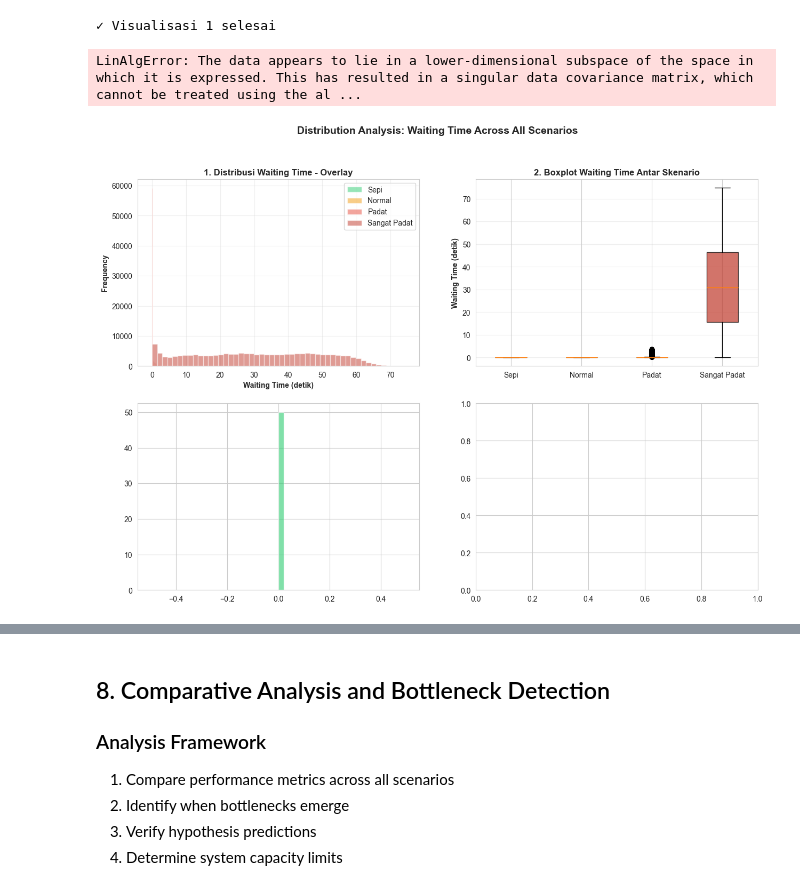
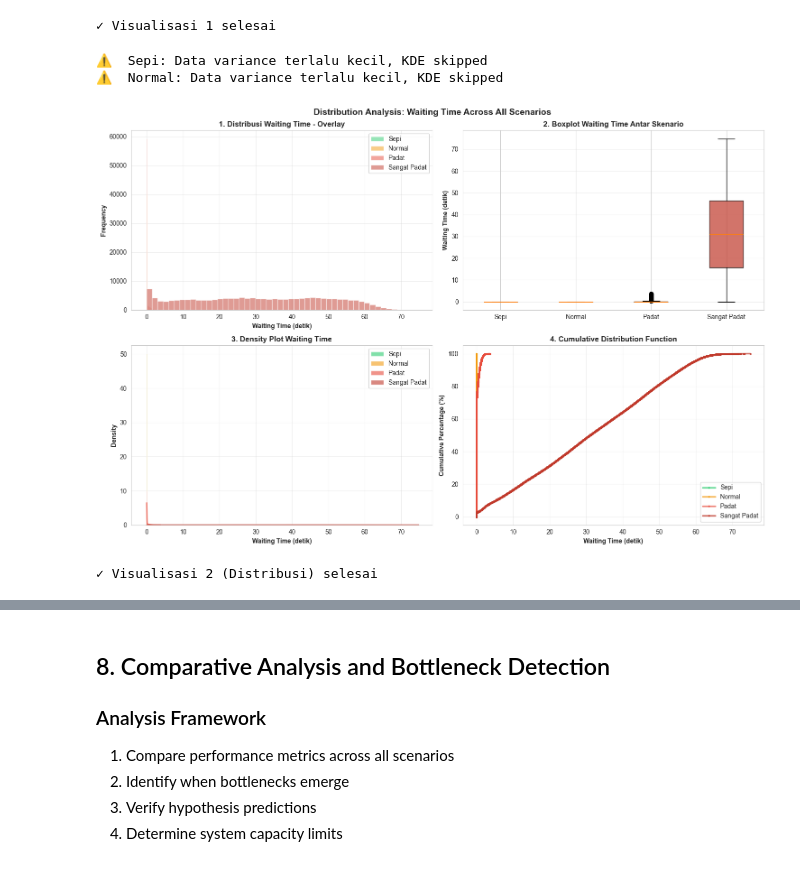
Before and after one commit to MRamadhan000/simulasi-pemodelandata, a Jupyter notebook: Simulasi_DES_Monte_Carlo.ipynb, the cells around one changed output, grey strips where cells are left out. Drawn from its saved outputs; the diff is of its cells as text; code cells hidden in the pictures.

```diff
--- a/Simulasi_DES_Monte_Carlo.ipynb
+++ b/Simulasi_DES_Monte_Carlo.ipynb
@@ -629,42 +1013,57 @@ ax.set_ylabel('Waiting Time (detik)', fontweight='bold')
 ax.set_title('2. Boxplot Waiting Time Antar Skenario', fontweight='bold')
 ax.grid(axis='y', alpha=0.3)
 
-# 3. Density plot (Sepi scenario)
+# 3. Density plot dengan error handling
 ax = axes[1, 0]
 for scenario in scenario_names:
     times = all_waiting_by_scenario[scenario]
     ax.hist(times, bins=50, alpha=0.6, density=True, label=scenario, color=colors_map[scenario])
-    # Add KDE-like representation
-    from scipy import stats
-    kde = stats.gaussian_kde(times)
-    x_range = np.linspace(min(times), max(times), 100)
-    ax.plot(x_range, kde(x_range), linewidth=2, color=colors_map[scenario], alpha=0.8)
+
+    # Add KDE-like representation with error handling
+    try:
+        from scipy import stats
+        # Filter out zero or near-zero variance cases
+        times_array = np.array(times)
+        if np.std(times_array) > 1e-6:  # Check if variance is not too small
+            kde = stats.gaussian_kde(times_array)
+            x_range = np.linspace(np.min(times_array), np.max(times_array), 100)
+            ax.plot(x_range, kde(x_range), linewidth=2, color=colors_map[scenario], alpha=0.8)
+        else:
+            # If variance too small, skip KDE
+            print(f"⚠️  {scenario}: Data variance terlalu kecil, KDE skipped")
+    except Exception as e:
+        # Silently skip KDE if it fails
+        print(f"⚠️  {scenario}: KDE calculation failed - {type(e).__name__}, using histogram only")
+        pass
+
 ax.set_xlabel('Waiting Time (detik)', fontweight='bold')
 ax.set_ylabel('Density', fontweight='bold')
 ax.set_title('3. Density Plot Waiting Time', fontweight='bold')
 ax.legend()
 ax.grid(alpha=0.3)
 
 # 4. Cumulative Distribution
 ax = axes[1, 1]
 for scenario in scenario_names:
     times = sorted(all_waiting_by_scenario[scenario])
     cumulative = np.arange(1, len(times)+1) / len(times) * 100
     ax.plot(times, cumulative, linewidth=2.5, label=scenario, color=colors_map[scenario], marker='o',
             markersize=2, alpha=0.7)
 ax.set_xlabel('Waiting Time (detik)', fontweight='bold')
 ax.set_ylabel('Cumulative Percentage (%)', fontweight='bold')
 ax.set_title('4. Cumulative Distribution Function', fontweight='bold')
 ax.legend()
 ax.grid(alpha=0.3)
 
 plt.tight_layout()
 plt.show()
 
 print("✓ Visualisasi 2 (Distribusi) selesai")
 # %% [output]
-LinAlgError: The data appears to lie in a lower-dimensional subspace of the space in which it is expressed. This has resulted in a singular data covariance matrix, which cannot be treated using the al ...
+⚠️  Sepi: Data variance terlalu kecil, KDE skipped
+⚠️  Normal: Data variance terlalu kecil, KDE skipped
-[figure, old version]
+[figure, new version]
+✓ Visualisasi 2 (Distribusi) selesai
 # %%
 # Convergence and trend analysis
 fig, axes = plt.subplots(1, 2, figsize=(15, 5))
```
Also changed, not shown: parts of 9 cells of this notebook, 5 other files.
